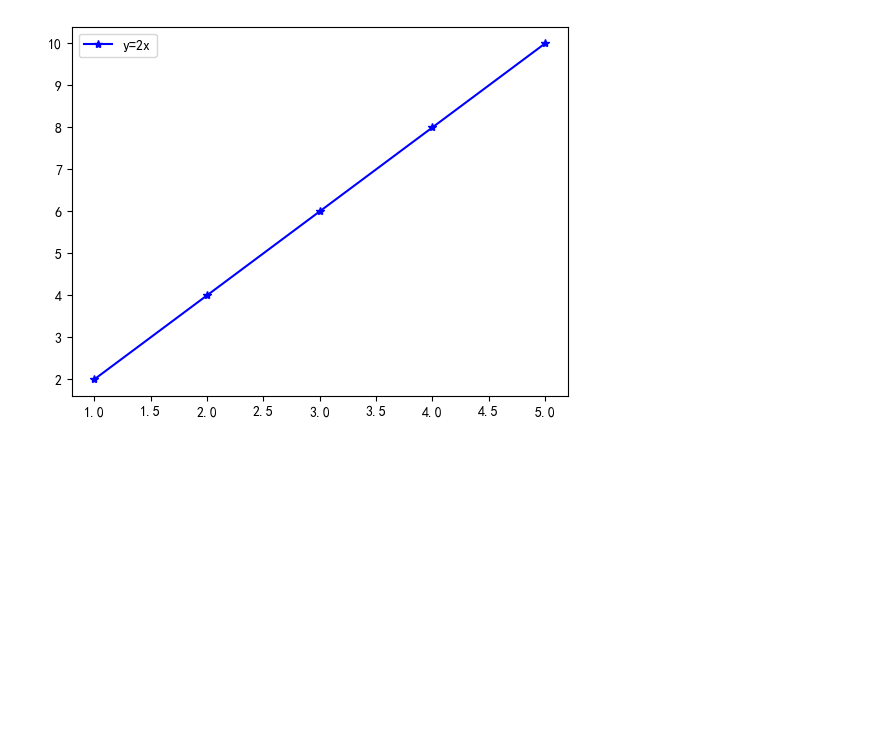
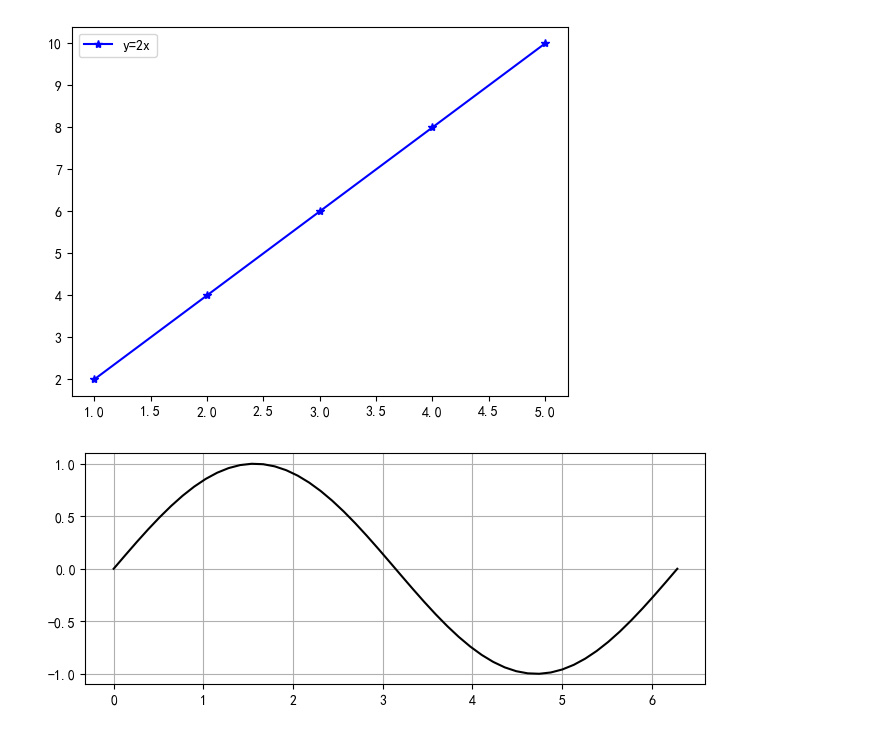
Before and after one commit to BlackTudou/python_trainings, a Jupyter notebook: 08_matplotlib/matplotlib.ipynb, the cells around one changed output. Saved outputs shown, nothing was run; the diff lists cells and outputs as text; code cells hidden in the pictures; blank space fills up the shorter version.

```diff
--- a/08_matplotlib/matplotlib.ipynb
+++ b/08_matplotlib/matplotlib.ipynb
@@ -44,3 +49,32 @@ plt.legend()
 plt.show()
 # %% [output]
 [figure]
+# %%
+# 导入 numpy 库并简写为 np
+# 这里主要用来生成等差数列
+import numpy as np
+
+# 新建一个画布（figure）
+# figsize=(8,3) 设置画布大小，宽 8 英寸，高 3 英寸
+# dpi=100 表示分辨率，每英寸 100 像素
+plt.figure(figsize=(8, 3), dpi=100)
+
+# 生成等差数列作为横坐标 x
+# np.linspace(start, stop, num=50)
+# 默认 num=50，表示在 [0, 2π] 区间内生成 50 个等间距的点
+x = np.linspace(0, 2 * np.pi)
+
+# 根据横坐标计算正弦函数值
+y = np.sin(x)
+
+# 绘制曲线
+# x, y 为数据
+# color="g" 表示绿色线条（green） k代表黑色、-.代表点划线
+plt.plot(x, y, color="k")
+
+# # 打开网格线，便于观察曲线走势
+plt.grid()
+
+plt.show()
+# %% [output]
+[figure, added]
```
Also changed, not shown: parts of 23 cells of this notebook, 5 other files.
